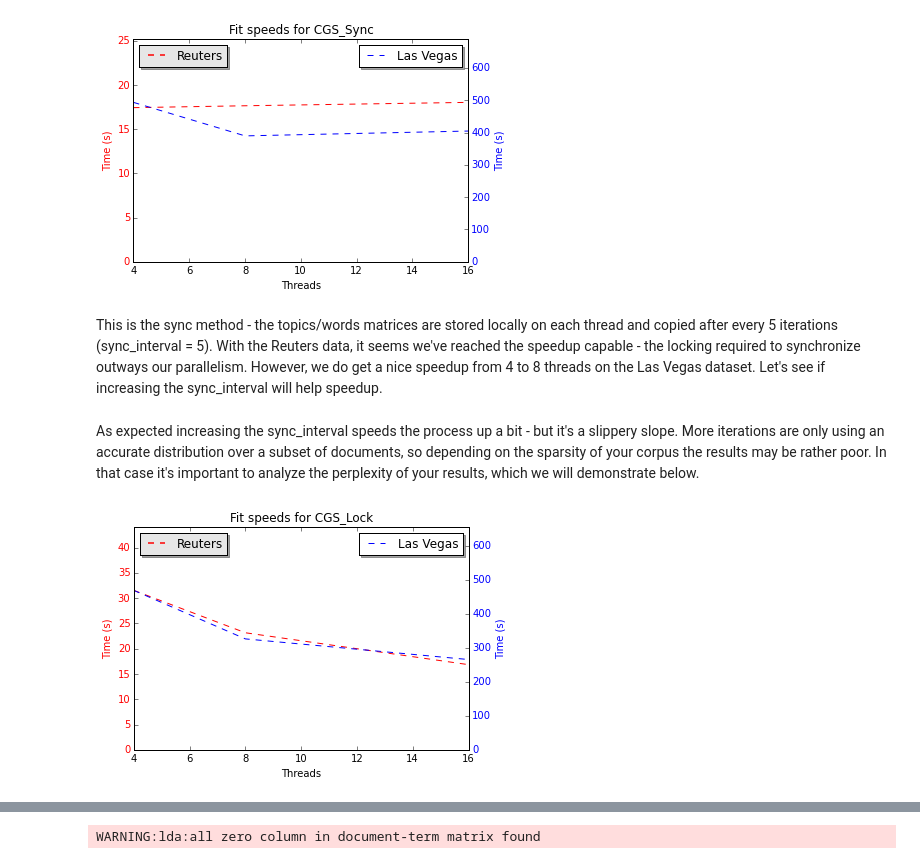
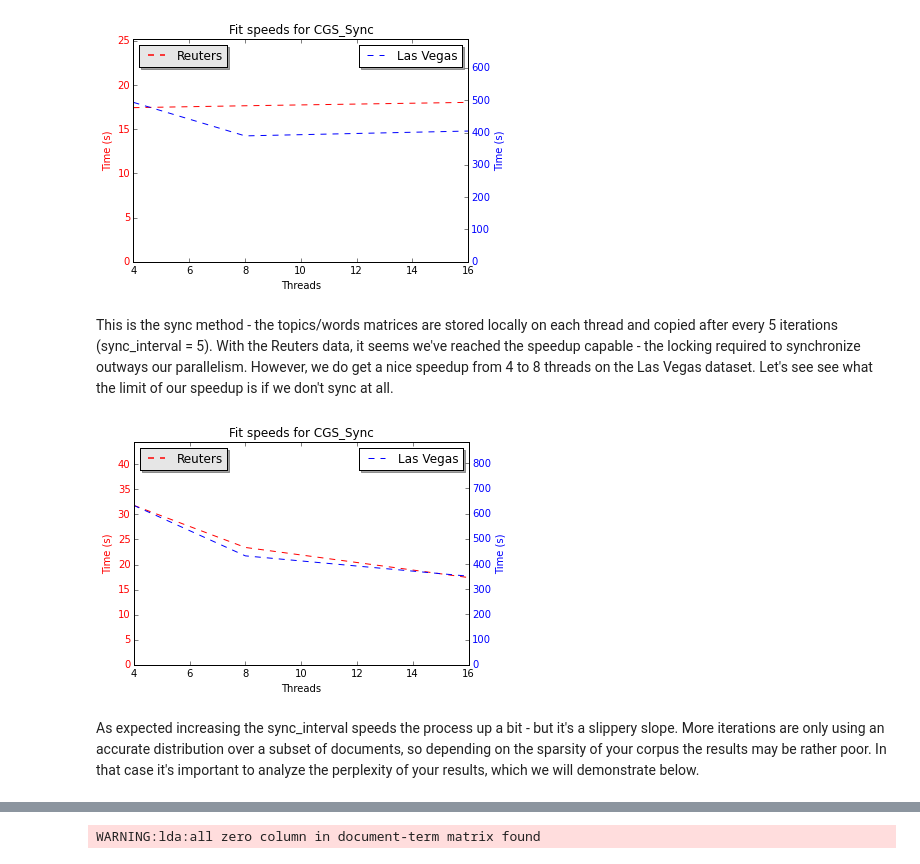
Before and after one commit to virgodi/plda, a Jupyter notebook: Project description.ipynb, the cells around one changed output, grey strips where cells are left out. Cells and saved outputs as stored; diff of their text form; code cells hidden in the pictures.

```diff
--- a/Project description.ipynb
+++ b/Project description.ipynb
@@ -237,14 +239,11 @@ speed_test("CGS_Sync", model_cgs)
 # %% [output]
 [figure]
 # %% [markdown]
-This is the sync method - the topics/words matrices are stored locally on each thread and copied after every 5 iterations (sync_interval = 5). With the Reuters data, it seems we've reached the speedup capable - the locking required to synchronize outways our parallelism. However, we do get a nice speedup from 4 to 8 threads on the Las Vegas dataset. Let's see if increasing the sync_interval will help speedup.
+This is the sync method - the topics/words matrices are stored locally on each thread and copied after every 5 iterations (sync_interval = 5). With the Reuters data, it seems we've reached the speedup capable - the locking required to synchronize outways our parallelism. However, we do get a nice speedup from 4 to 8 threads on the Las Vegas dataset. Let's see see what the limit of our speedup is if we don't sync at all.
 # %%
-model_cgs.set_sync_interval(50)
+model_cgs.set_sync_interval(1500)
 speed_test("CGS_Sync", model_cgs)
+# %% [output]
+[figure, added]
 # %% [markdown]
 As expected increasing the sync_interval speeds the process up a bit - but it's a slippery slope. More iterations are only using an accurate distribution over a subset of documents, so depending on the sparsity of your corpus the results may be rather poor. In that case it's important to analyze the perplexity of your results, which we will demonstrate below.
-# %%
-model_cgs.set_split_words(True)
-speed_test("CGS_Lock", model_cgs)
-# %% [output]
-[figure, removed]
```
Also changed, not shown: parts of 17 cells of this notebook, 1 other file.
